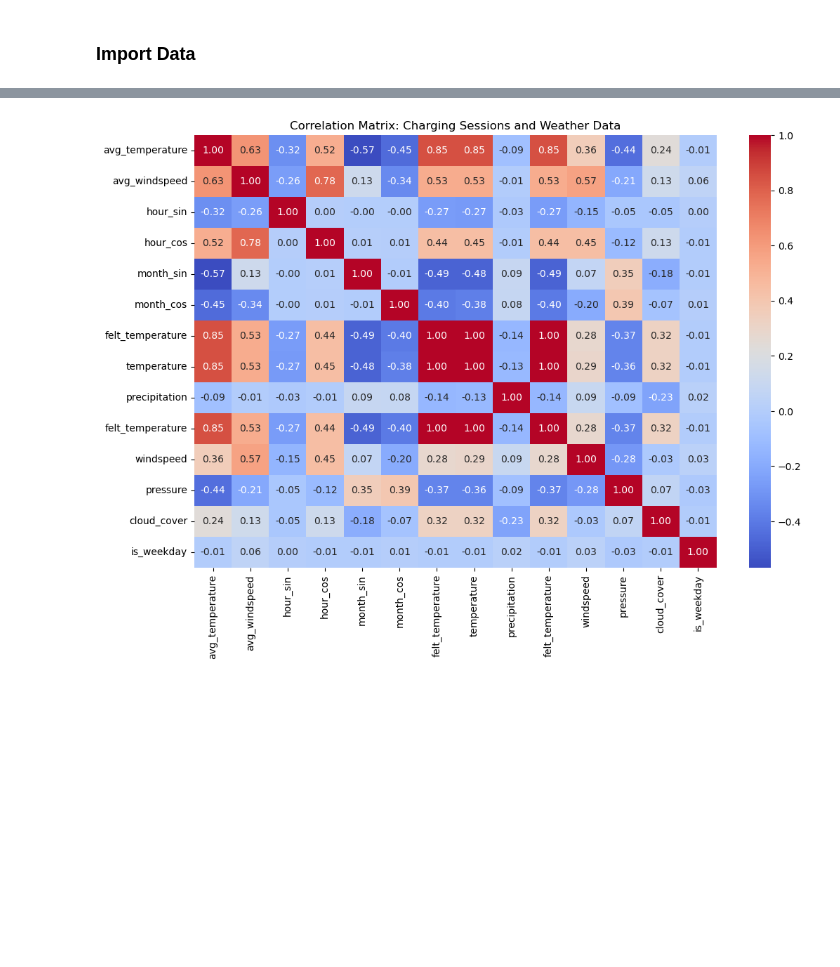
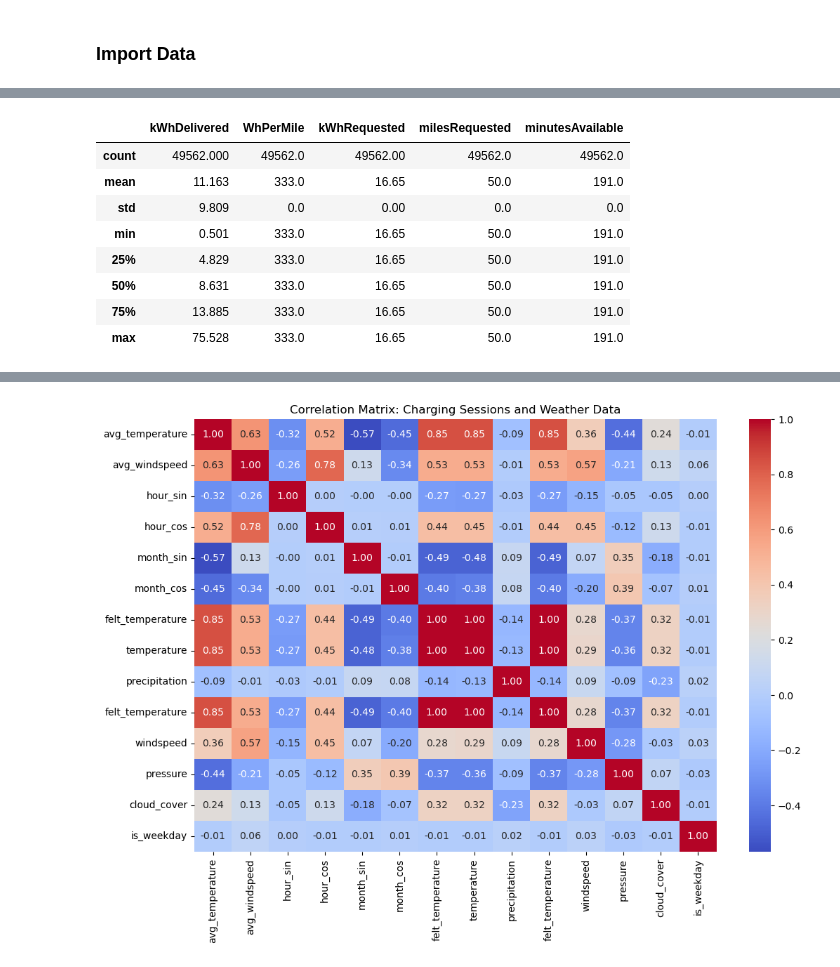
Before and after one commit to angfe/TheOptimizers, a Jupyter notebook: 04_Utilization_Prediction.ipynb, the cells around one changed output, grey strips where cells are left out. Cells and saved outputs as stored; diff of their text form; code cells hidden in the pictures; blank space fills up the shorter version.

Commit message:
added scaling data part and beginnings of random forest code

```diff
--- a/04_Utilization_Prediction.ipynb
+++ b/04_Utilization_Prediction.ipynb
@@ -53,0 +106,15 @@ charging_sessions_data.head(5)
+# %%
+# drop non-numerical data
+scaled_charging_sessions_data = charging_sessions_data[['kWhDelivered', 'WhPerMile',
+       'kWhRequested', 'milesRequested', 'minutesAvailable']]
+scaled_charging_sessions_data.describe().round(3)
+# %% [output]
+|  | kWhDelivered | WhPerMile | kWhRequested | milesRequested | minutesAvailable |
+| count | 49562.000 | 49562.0 | 49562.00 | 49562.0 | 49562.0 |
+| mean | 11.163 | 333.0 | 16.65 | 50.0 | 191.0 |
+| std | 9.809 | 0.0 | 0.00 | 0.0 | 0.0 |
+| min | 0.501 | 333.0 | 16.65 | 50.0 | 191.0 |
+| 25% | 4.829 | 333.0 | 16.65 | 50.0 | 191.0 |
+| 50% | 8.631 | 333.0 | 16.65 | 50.0 | 191.0 |
+| 75% | 13.885 | 333.0 | 16.65 | 50.0 | 191.0 |
+| max | 75.528 | 333.0 | 16.65 | 50.0 | 191.0 |
```
Also changed, not shown: parts of 22 cells of this notebook.
